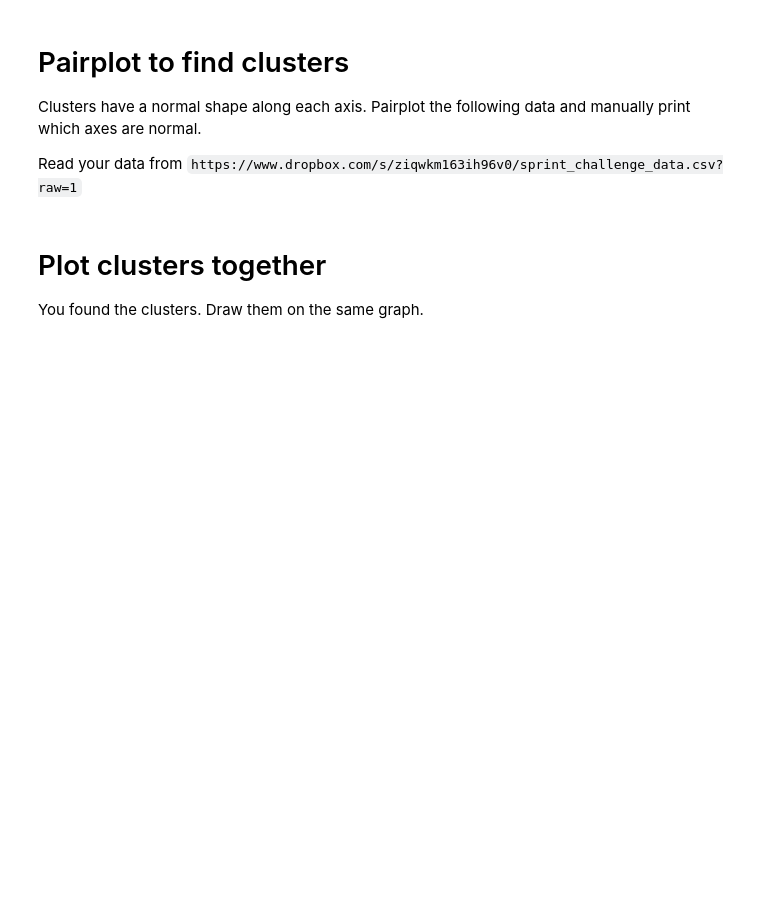
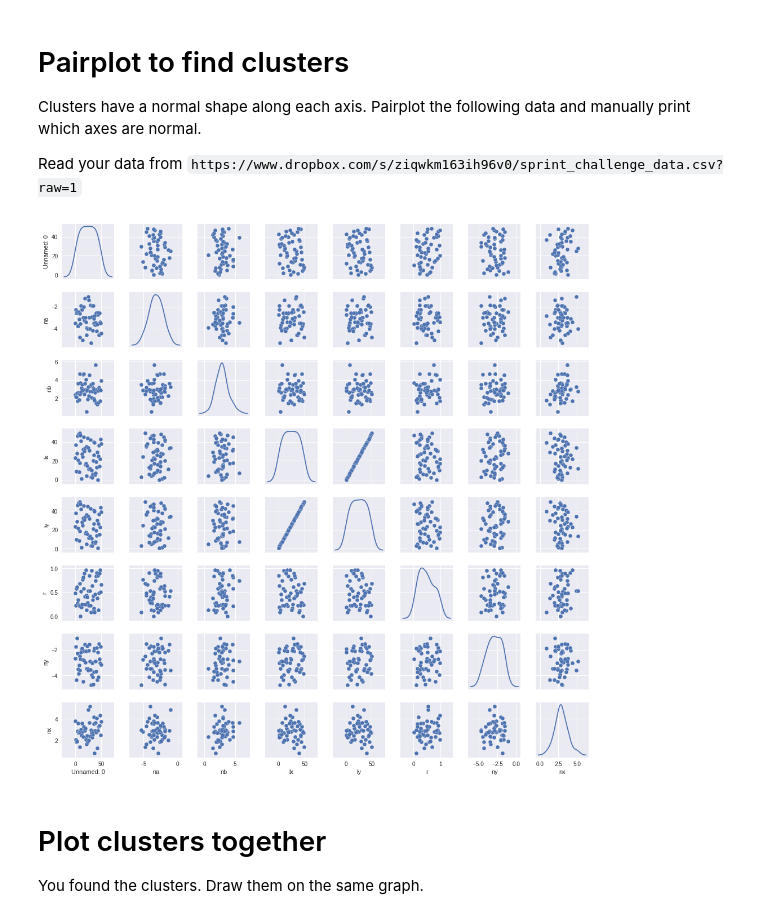
Before and after one commit to schwaaweb/aimlds1_02, a Jupyter notebook: F02_SC--DJ--Data_Week_Sprint_Challenge.ipynb, the cells around one changed output. Cells and saved outputs as stored; diff of their text form; code cells hidden in the pictures; blank space fills up the shorter version.

```diff
--- a/F02_SC--DJ--Data_Week_Sprint_Challenge.ipynb
+++ b/F02_SC--DJ--Data_Week_Sprint_Challenge.ipynb
@@ -123,3 +223,11 @@ import seaborn as sns
+# %%
+import seaborn as sns
+
+data_sb = pd.read_csv('https://www.dropbox.com/s/ziqwkm163ih96v0/sprint_challenge_data.csv?raw=1')
+# Pairplot via seaborn
+sns.pairplot(data_sb, kind='scatter', diag_kind='kde', size=1.75);
+# %% [output]
+[figure, added]
 # %% [markdown]
 # Plot clusters together
 
```
Also changed, not shown: parts of 10 cells of this notebook.
